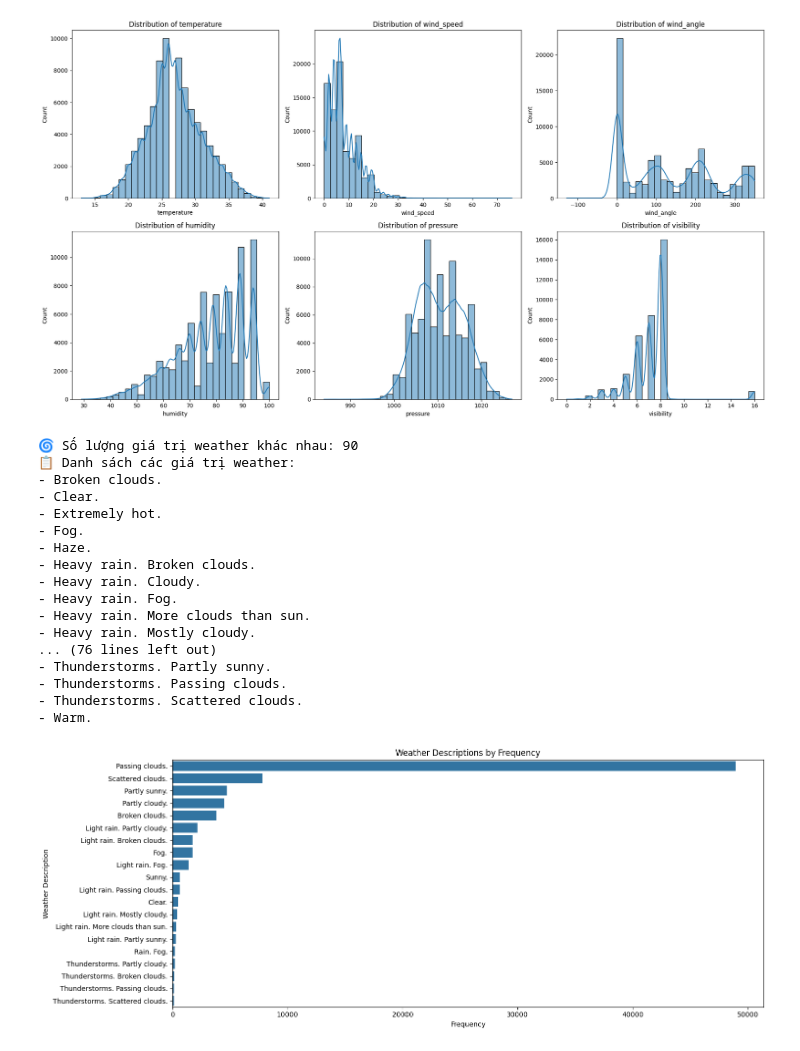
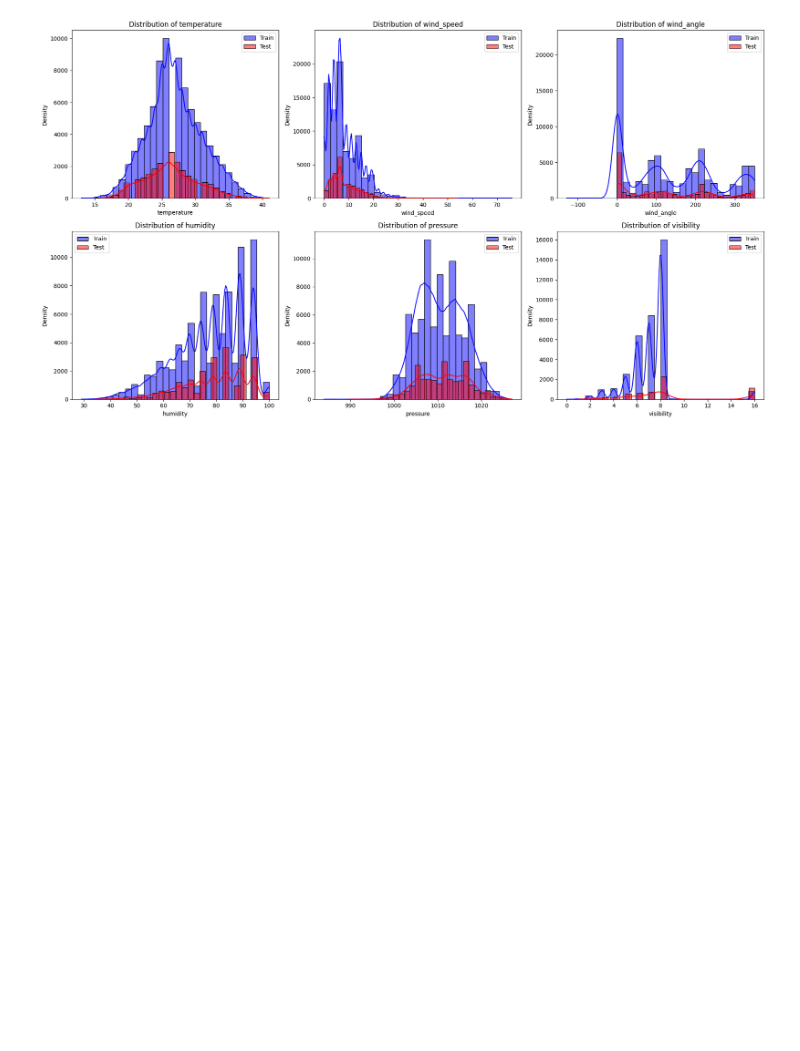
Before and after one commit to WinG-282k4/Weather-forecast, a Jupyter notebook: Show_data_craw.ipynb, the cells around one changed output. Drawn from its saved outputs; the diff is of its cells as text; code cells hidden in the pictures; blank space fills up the shorter version.

Commit message:
Show data raw

```diff
--- a/Show_data_craw.ipynb
+++ b/Show_data_craw.ipynb
@@ -6,7 +6,10 @@ import math
 # %%
 # Đọc file CSV
 file_path = "Raw_data/raw_data_train.csv"
-df = pd.read_csv(file_path)
+train_df = pd.read_csv(file_path)
 
-df.head()
+# Hiển thị thông tin cơ bản về DataFrame
+print(train_df.info())
+# Hiển thị 5 dòng đầu tiên của DataFrame
+print(train_df.head())
 # %% [output]
@@ -18,0 +33,9 @@ df.head()
+# %%
+# Đọc file CSV
+file_path = "Raw_data/raw_data_test.csv"
+test_df = pd.read_csv(file_path)
+
+# Hiển thị thông tin cơ bản về DataFrame
+print(test_df.info())
+# Hiển thị 5 dòng đầu tiên của DataFrame
+print(test_df.head())
@@ -19,50 +60,20 @@ df.head()
 # %%
-# Vẽ biểu đồ phân phối các biến số
-numeric_cols = df.select_dtypes(include=["float64", "int64"]).columns
+# 1. Vẽ biểu đồ phân phối các biến số cho cả train và test
+numeric_cols = train_df.select_dtypes(include=["float64", "int64"]).columns
 n_cols = len(numeric_cols)
 n_rows = math.ceil(n_cols / 3)
 
 plt.figure(figsize=(18, 5 * n_rows))
 for i, col in enumerate(numeric_cols, 1):
+    # Biểu đồ cho tập huấn luyện
     plt.subplot(n_rows, 3, i)
-    sns.histplot(df[col].dropna(), kde=True, bins=30)
+    sns.histplot(train_df[col].dropna(), kde=True, bins=30, color='blue', alpha=0.5, label='Train')
+    sns.histplot(test_df[col].dropna(), kde=True, bins=30, color='red', alpha=0.5, label='Test')
     plt.title(f'Distribution of {col}')
+    plt.xlabel(col)
+    plt.ylabel('Density')
+    plt.legend()
 plt.tight_layout()
 plt.show()
-
-# Xem các giá trị unique của cột weather
-unique_weather = df["weather"].dropna().unique()
-print(f"\n🌀 Số lượng giá trị weather khác nhau: {len(unique_weather)}")
-print("📋 Danh sách các giá trị weather:")
-for val in sorted(unique_weather):
-    print("-", val)
-
-# Vẽ biểu đồ tần suất cho các giá trị weather
-plt.figure(figsize=(15, 6))
-weather_counts = df['weather'].value_counts().head(20)
-sns.barplot(x=weather_counts.values, y=weather_counts.index)
-plt.title('Weather Descriptions by Frequency')
-plt.xlabel('Frequency')
-plt.ylabel('Weather Description')
-plt.tight_layout()
-plt.show()
 # %% [output]
-[figure, old version]
+[figure, new version]
-🌀 Số lượng giá trị weather khác nhau: 90
-📋 Danh sách các giá trị weather:
-- Broken clouds.
-- Clear.
-- Extremely hot.
-- Fog.
-- Haze.
-- Heavy rain. Broken clouds.
-- Heavy rain. Cloudy.
-- Heavy rain. Fog.
-- Heavy rain. More clouds than sun.
-- Heavy rain. Mostly cloudy.
-... (76 lines left out)
-- Thunderstorms. Partly sunny.
-- Thunderstorms. Passing clouds.
-- Thunderstorms. Scattered clouds.
-- Warm.
-[figure, removed]
```
Also changed, not shown: parts of 3 cells of this notebook.
